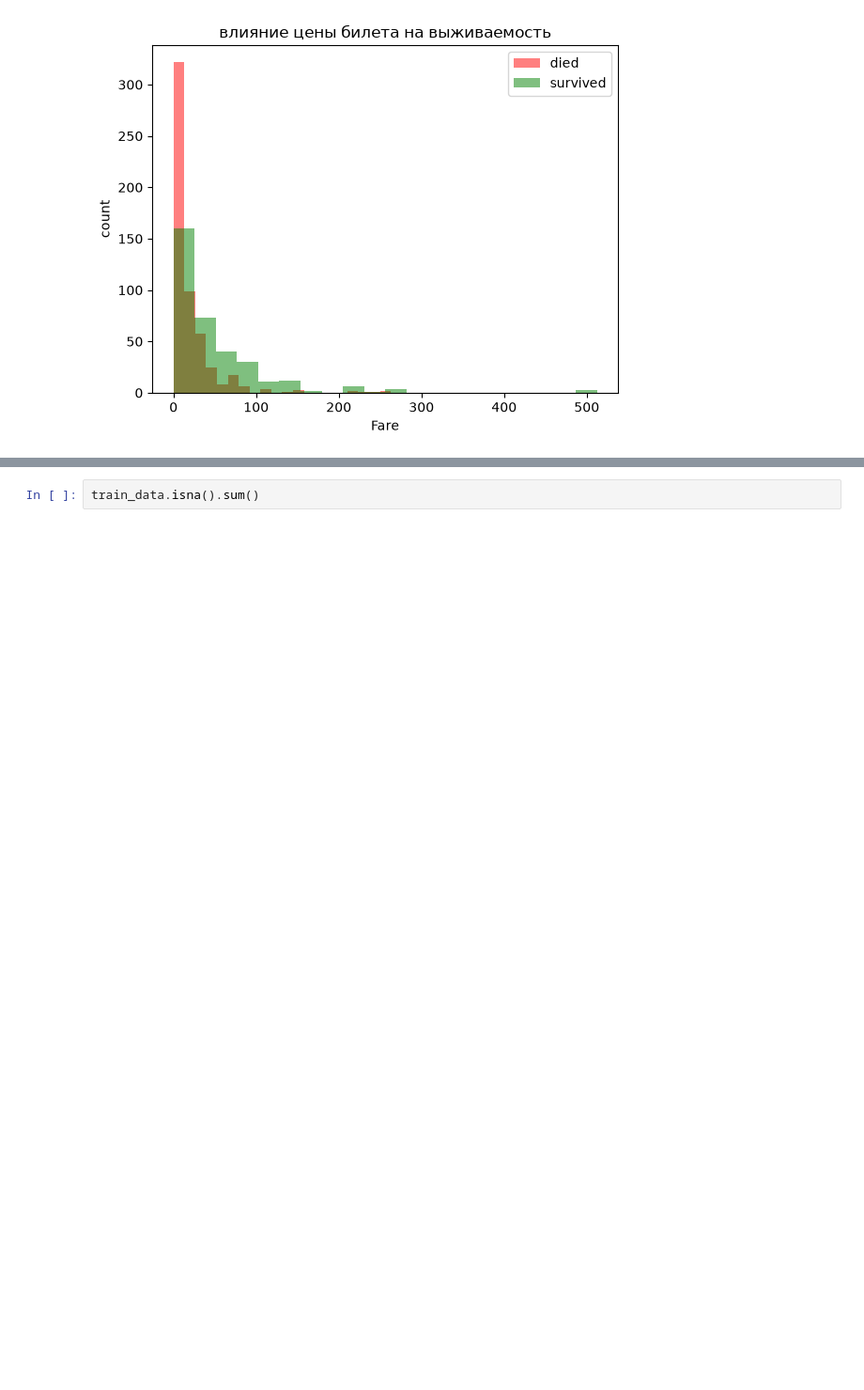
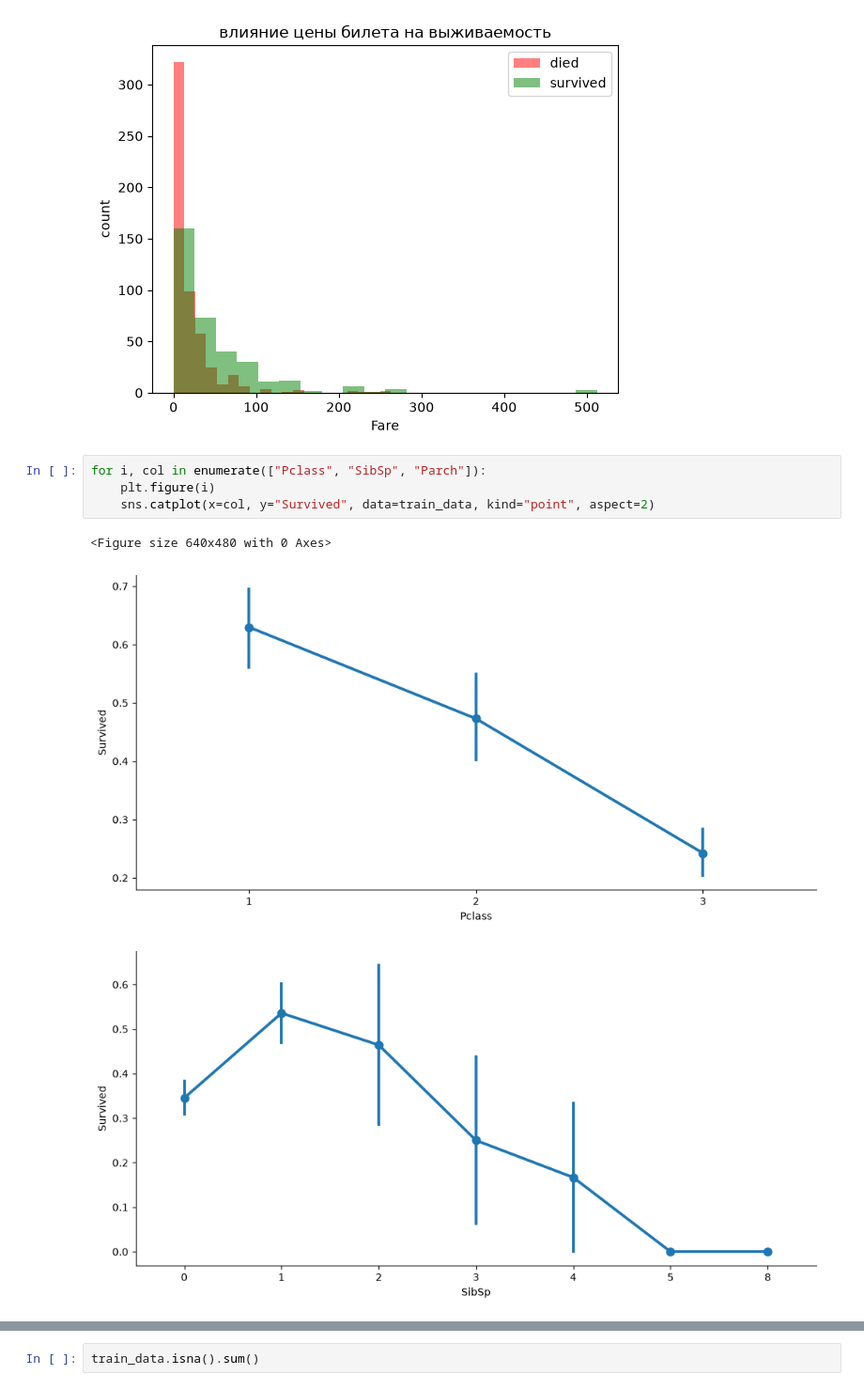
Before and after one commit to MLOutlier/titanic, a Jupyter notebook: titanic.ipynb, the cells around one changed output, grey strips where cells are left out. Shown at 94% size. Drawn from its saved outputs; the diff is of its cells as text; blank space fills up the shorter version.

Commit message:
eda: построены графики зависимости выживаемости от фичей Pclass, SibSp, Parch

```diff
--- a/titanic.ipynb
+++ b/titanic.ipynb
@@ -97,3 +97,11 @@ plt.legend()
 plt.show()
 # %% [output]
 [figure]
+# %%
+for i, col in enumerate(["Pclass", "SibSp", "Parch"]):
+    plt.figure(i)
+    sns.catplot(x=col, y="Survived", data=train_data, kind="point", aspect=2)
+# %% [output]
+<Figure size 640x480 with 0 Axes>
+[figure, added]
+[figure, added]
```
Also changed, not shown: parts of 2 cells of this notebook.
